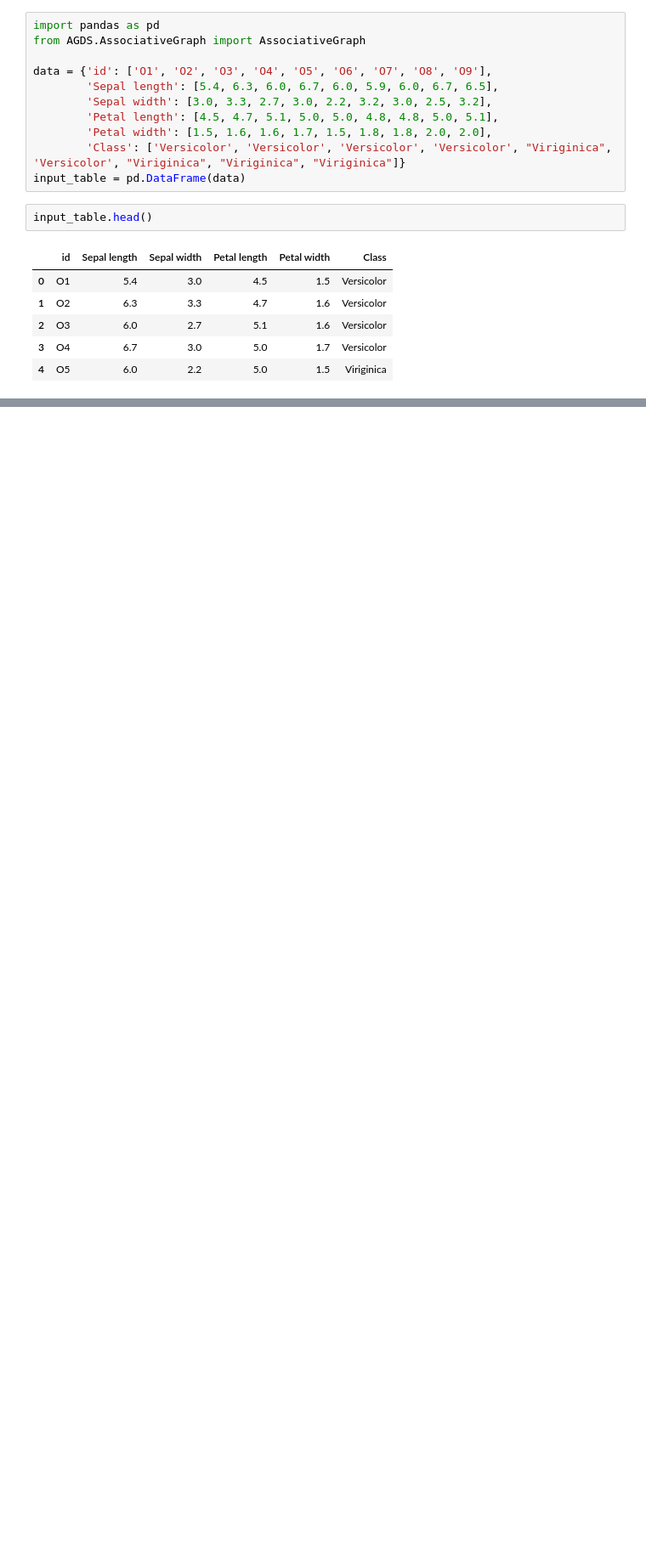
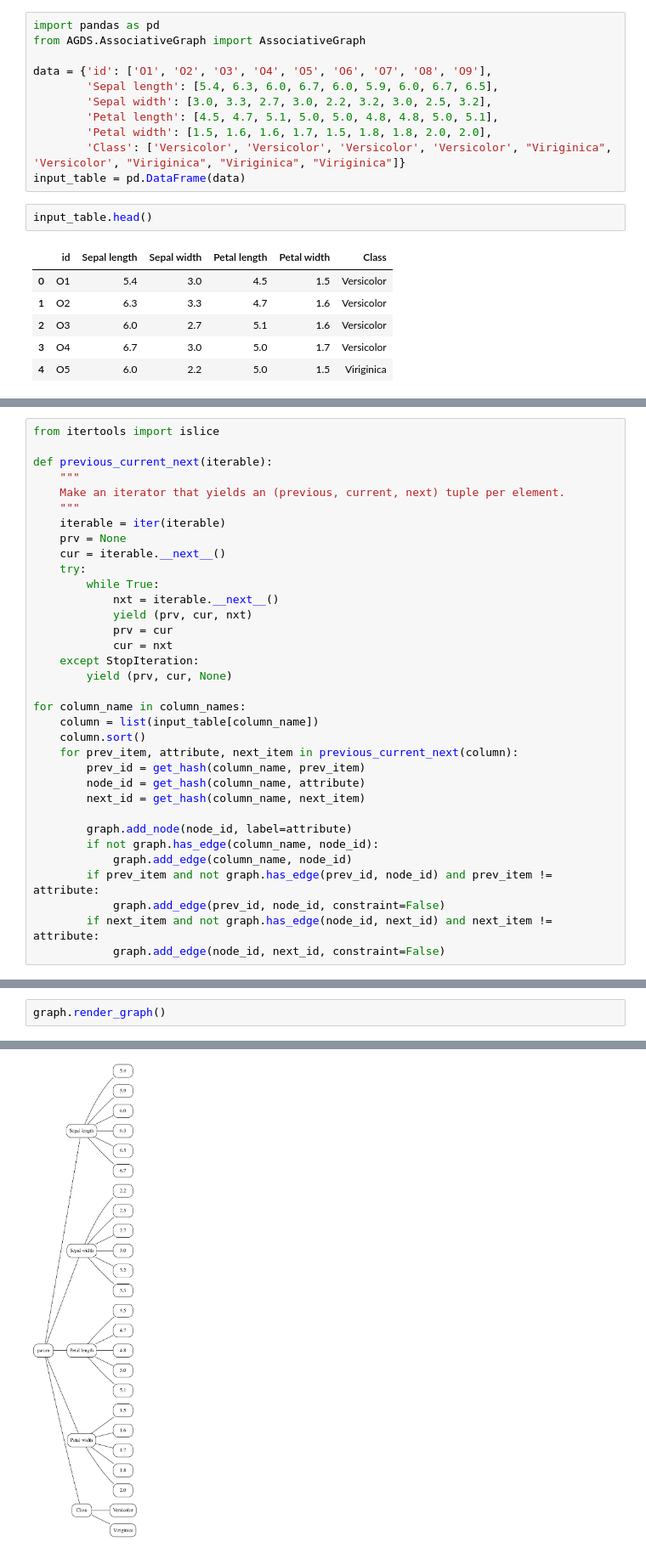
Before and after one commit to Fryzu/agds-classification, a Jupyter notebook: notebooks/01-agds-clustering.ipynb, the cells around one changed output, grey strips where cells are left out. Shown: that part at 85% size. Cells and saved outputs as stored; diff of their text form; blank space fills up the shorter version.

```diff
--- a/notebooks/01-agds-clustering.ipynb
+++ b/notebooks/01-agds-clustering.ipynb
@@ -37,0 +59,34 @@ TypeError: 'module' object is not callable
+# %%
+from itertools import islice
+
+def previous_current_next(iterable):
+    """
+    Make an iterator that yields an (previous, current, next) tuple per element.
+    """
+    iterable = iter(iterable)
+    prv = None
+    cur = iterable.__next__()
+    try:
+        while True:
+            nxt = iterable.__next__()
+            yield (prv, cur, nxt)
+            prv = cur
+            cur = nxt
+    except StopIteration:
+        yield (prv, cur, None)
+
+for column_name in column_names:
+    column = list(input_table[column_name])
+    column.sort()
+    for prev_item, attribute, next_item in previous_current_next(column):
+        prev_id = get_hash(column_name, prev_item)
+        node_id = get_hash(column_name, attribute)
+        next_id = get_hash(column_name, next_item)
+
+        graph.add_node(node_id, label=attribute)
+        if not graph.has_edge(column_name, node_id):
+            graph.add_edge(column_name, node_id)
+        if prev_item and not graph.has_edge(prev_id, node_id) and prev_item != attribute:
+            graph.add_edge(prev_id, node_id, constraint=False)
+        if next_item and not graph.has_edge(node_id, next_id) and next_item != attribute:
+            graph.add_edge(node_id, next_id, constraint=False)
@@ -37,0 +111,3 @@ TypeError: 'module' object is not callable
+# %%
+graph.render_graph()
+# %% [output]
@@ -37,0 +131 @@ TypeError: 'module' object is not callable
+[figure, added]
```
Also changed, not shown: parts of 13 cells of this notebook, 2 other files.
